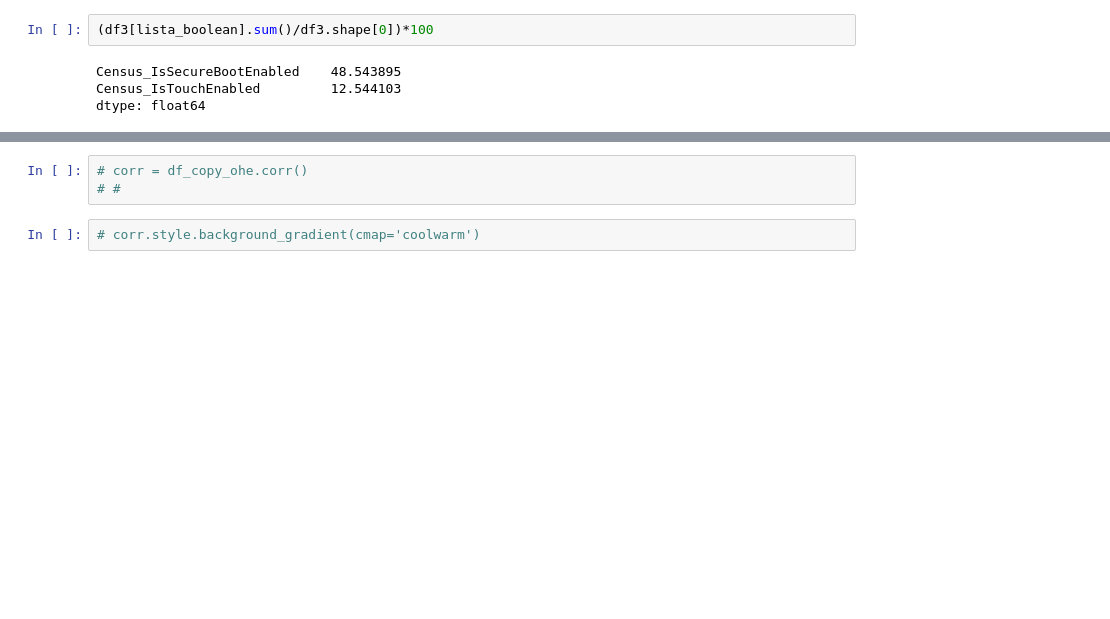
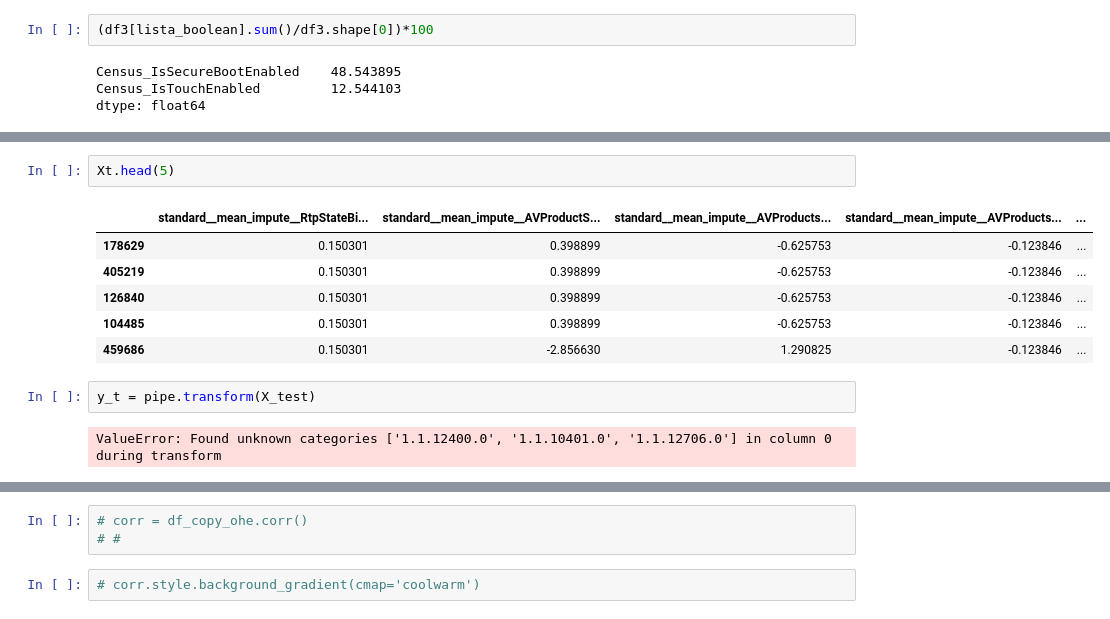
Before and after one commit to Angel789data/entregable_2, a Jupyter notebook: entregable.ipynb, the cells around one changed output, grey strips where cells are left out. Drawn from its saved outputs; the diff is of its cells as text; blank space fills up the shorter version.

```diff
--- a/entregable.ipynb
+++ b/entregable.ipynb
@@ -513,0 +1056,13 @@ dtype: float64
+# %%
+Xt.head(5)
+# %% [output]
+|  | standard__mean_impute__RtpStateBi... | standard__mean_impute__AVProductS... | standard__mean_impute__AVProducts... | standard__mean_impute__AVProducts... | ... |
+| 178629 | 0.150301 | 0.398899 | -0.625753 | -0.123846 | ... |
+| 405219 | 0.150301 | 0.398899 | -0.625753 | -0.123846 | ... |
+| 126840 | 0.150301 | 0.398899 | -0.625753 | -0.123846 | ... |
+| 104485 | 0.150301 | 0.398899 | -0.625753 | -0.123846 | ... |
+| 459686 | 0.150301 | -2.856630 | 1.290825 | -0.123846 | ... |
+# %%
+y_t = pipe.transform(X_test)
+# %% [output]
+ValueError: Found unknown categories ['1.1.12400.0', '1.1.10401.0', '1.1.12706.0'] in column 0 during transform
```
Also changed, not shown: parts of 56 cells of this notebook.
